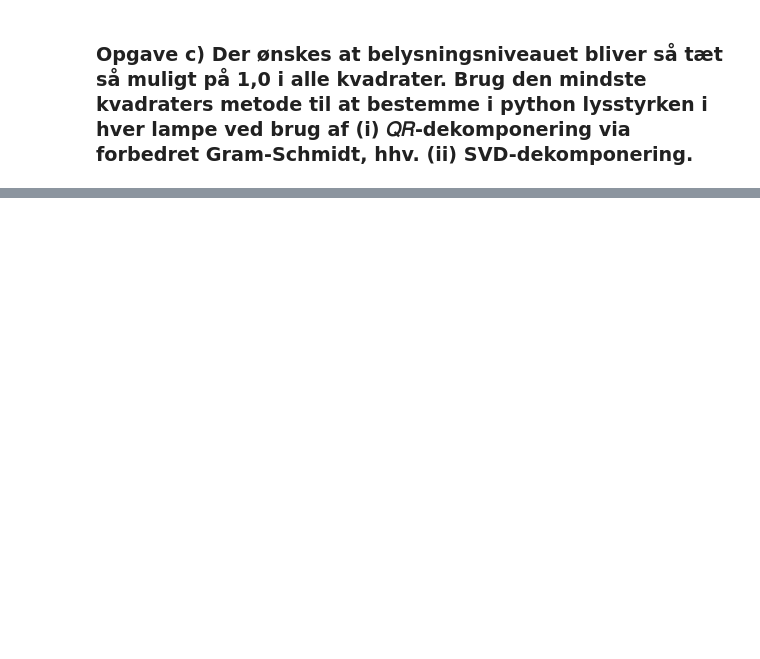
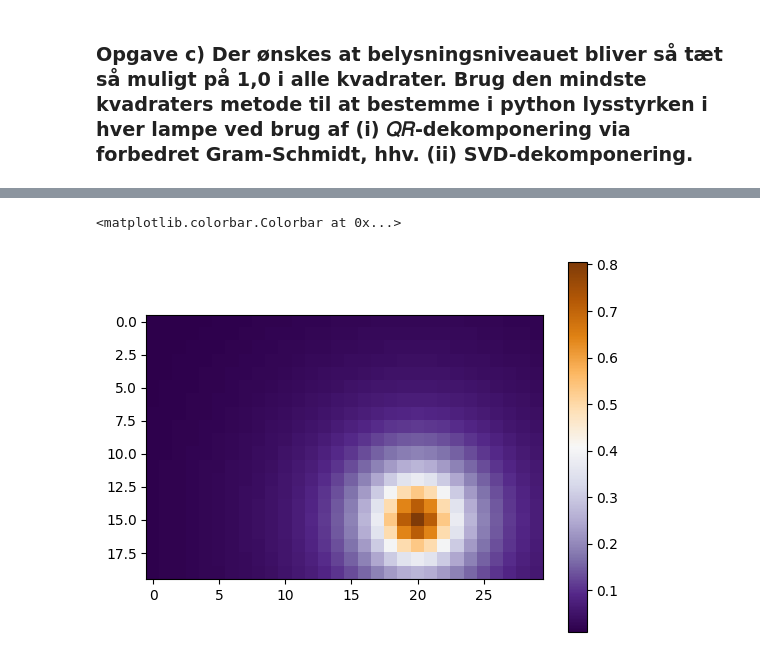
Before and after one commit to amandoee/Aflevering7, a Jupyter notebook: aflevering7.ipynb, the cells around one changed output, grey strips where cells are left out. Drawn from its saved outputs; the diff is of its cells as text; code cells hidden in the pictures; blank space fills up the shorter version.

```diff
--- a/aflevering7.ipynb
+++ b/aflevering7.ipynb
@@ -142,0 +59,37 @@ print(feltstyrke)
+# %%
+#Opgave c v2
+#Ax=b
+lamper = np.array([[4,19,3],[13,18,3.6],[16,17,3.0],[25,16,3.8],[4,13,3.6],[12,12,4.0],[23,12,4.0],[28,9,3.4],[2,3,3.0],[11,5,3.5],[15,2,4.5],[20,4,2.8]])
+
+A_qr=np.zeros((600, 12))
+b_qr=np.ones((600,1))
+parkeringsplads_qr=np.zeros((20,30))
+
+for i in range(600):
+    for j in range(12):
+        x, y, z = lamper[j]
+        j_y=int(j/30)
+        while j>=30:
+            j = j-30
+        j_x = j
+        A_qr[i,j]=1/((np.sqrt((x-j_x)**2 + (y-j_y)**2 + z**2))**2)
+
+# Find x
+Q, R = np.linalg.qr(A_qr)
+x_qr, residuals, rank, s = np.linalg.lstsq(R, np.dot(Q.T,b_qr), rcond=None)
+
+for i in range(12):
+    for j in range(600):
+
+        j_y=int(j/30)
+        while j>=30:
+            j = j-30
+        j_x = j
+
+        parkeringsplads_qr[j_y,j_x] = x_qr[i]*1/((np.sqrt((lamper[i,0]-j_x)**2 + (lamper[i,1]-j_y)**2 + lamper[i,2]**2))**2)
+
+plt.imshow(parkeringsplads_qr[::-1], cmap='PuOr_r')
+plt.colorbar()
+# %% [output]
+<matplotlib.colorbar.Colorbar at 0x...>
+[figure, added]
```
Also changed, not shown: parts of 7 cells of this notebook, 1 other file.
